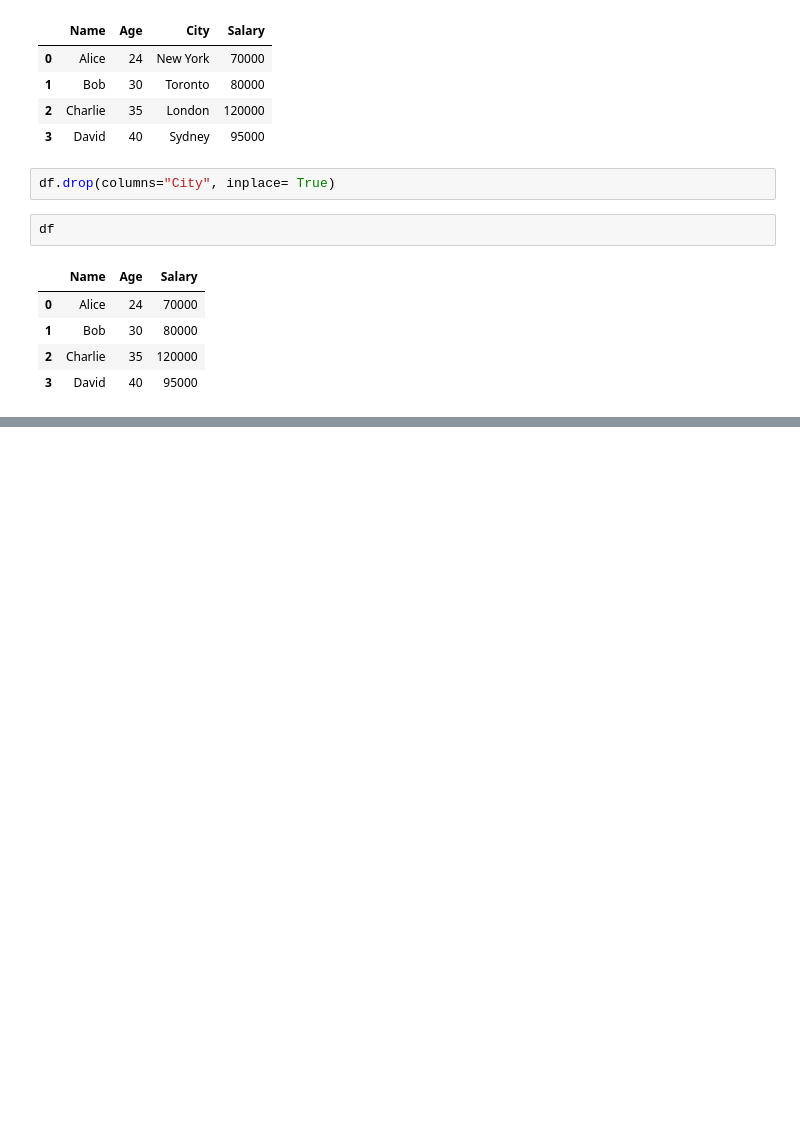
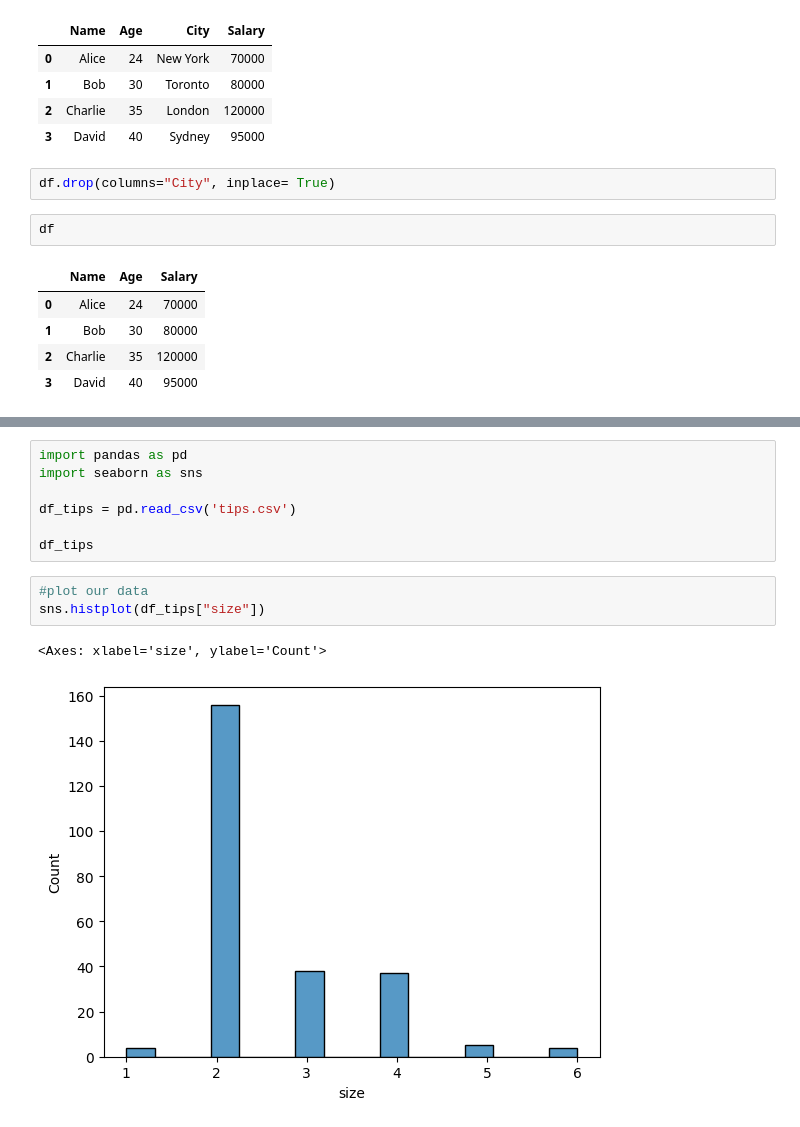
Before and after one commit to BikeshPrajapati/AI-and-ML-Assignment, a Jupyter notebook: PythonProject/Python _Pratices/Python_Pandas_Practices.ipynb, the cells around one changed output, grey strips where cells are left out. Cells and saved outputs as stored; diff of their text form; blank space fills up the shorter version.

```diff
--- a/PythonProject/Python _Pratices/Python_Pandas_Practices.ipynb
+++ b/PythonProject/Python _Pratices/Python_Pandas_Practices.ipynb
@@ -470,0 +678,13 @@ df
+# %%
+import pandas as pd
+import seaborn as sns
+
+df_tips = pd.read_csv('tips.csv')
+
+df_tips
+# %%
+#plot our data
+sns.histplot(df_tips["size"])
+# %% [output]
+<Axes: xlabel='size', ylabel='Count'>
+[figure, added]
```
Also changed, not shown: parts of 25 cells of this notebook, 7 other files.
